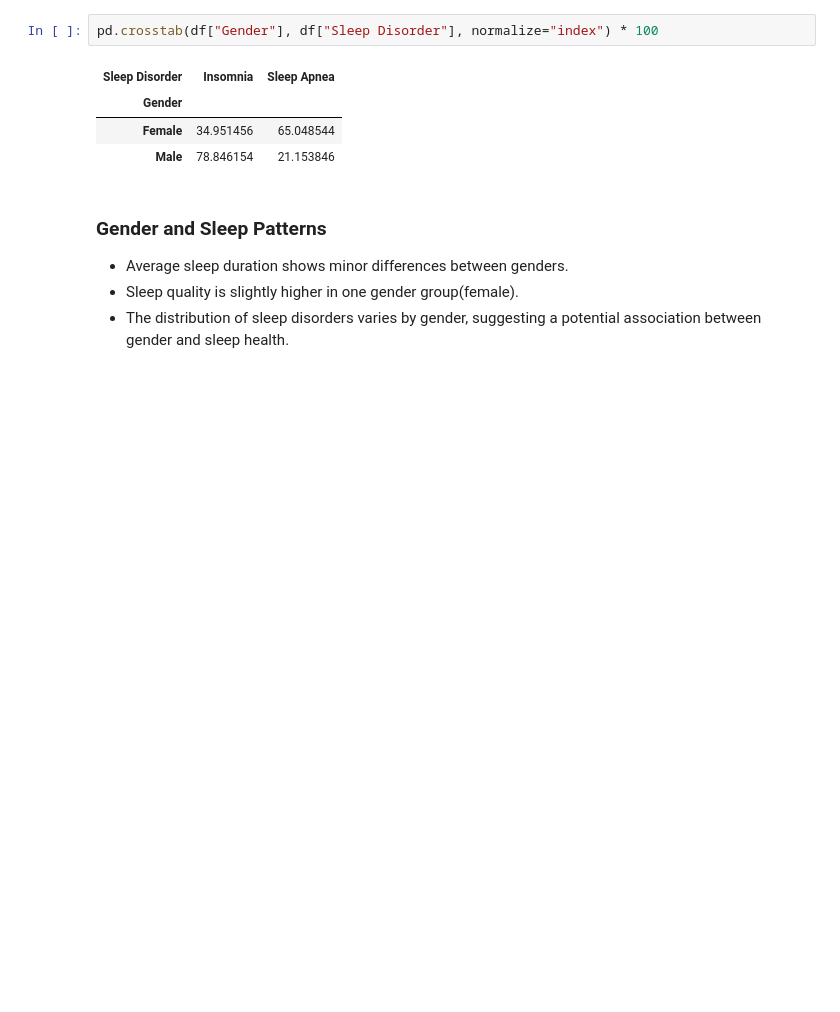
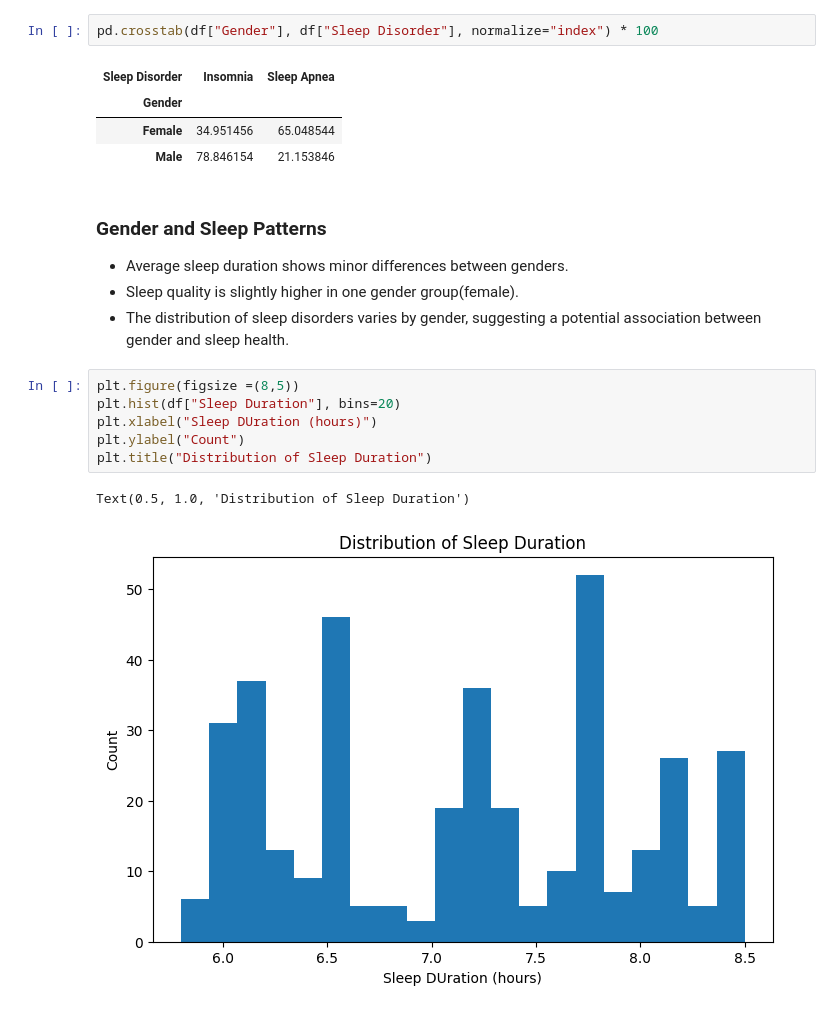
Before and after one commit to PuxPux/PuxPux-Portfolio, a Jupyter notebook: Sleep Healthy Analysis.ipynb, the cells around one changed output. Saved outputs shown, nothing was run; the diff lists cells and outputs as text; blank space fills up the shorter version.

```diff
--- a/Sleep Healthy Analysis.ipynb
+++ b/Sleep Healthy Analysis.ipynb
@@ -120,3 +132,12 @@ pd.crosstab(df["Gender"], df["Sleep Disorder"], normalize="index") * 100
 - Average sleep duration shows minor differences between genders.
 - Sleep quality is slightly higher in one gender group(female).
 - The distribution of sleep disorders varies by gender, suggesting a potential association between gender and sleep health.
+# %%
+plt.figure(figsize =(8,5))
+plt.hist(df["Sleep Duration"], bins=20)
+plt.xlabel("Sleep DUration (hours)")
+plt.ylabel("Count")
+plt.title("Distribution of Sleep Duration")
+# %% [output]
+Text(0.5, 1.0, 'Distribution of Sleep Duration')
+[figure, added]
```
Also changed, not shown: parts of 3 cells of this notebook.
